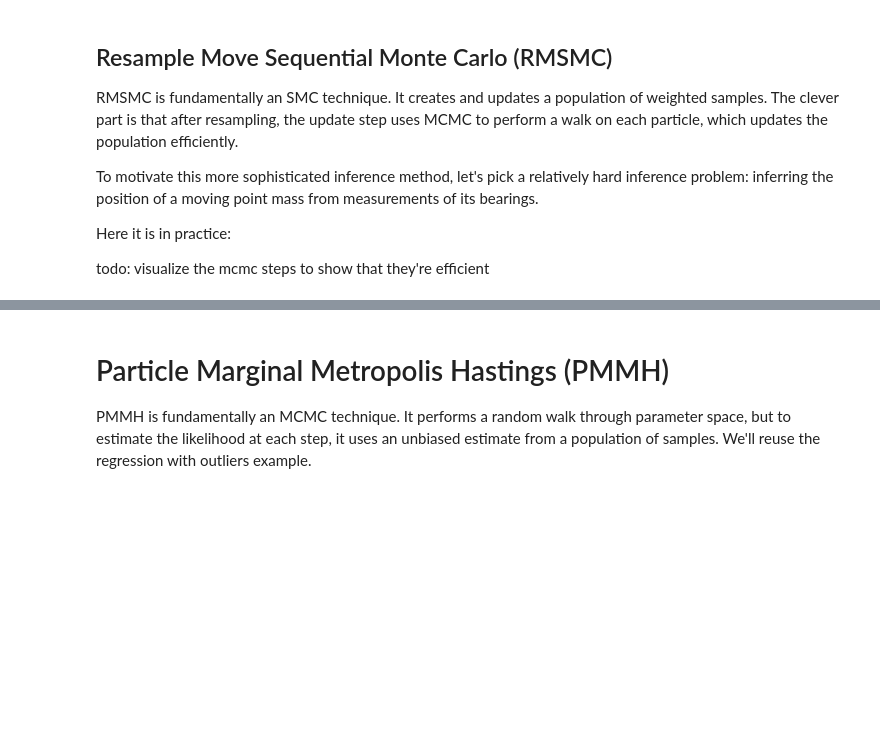
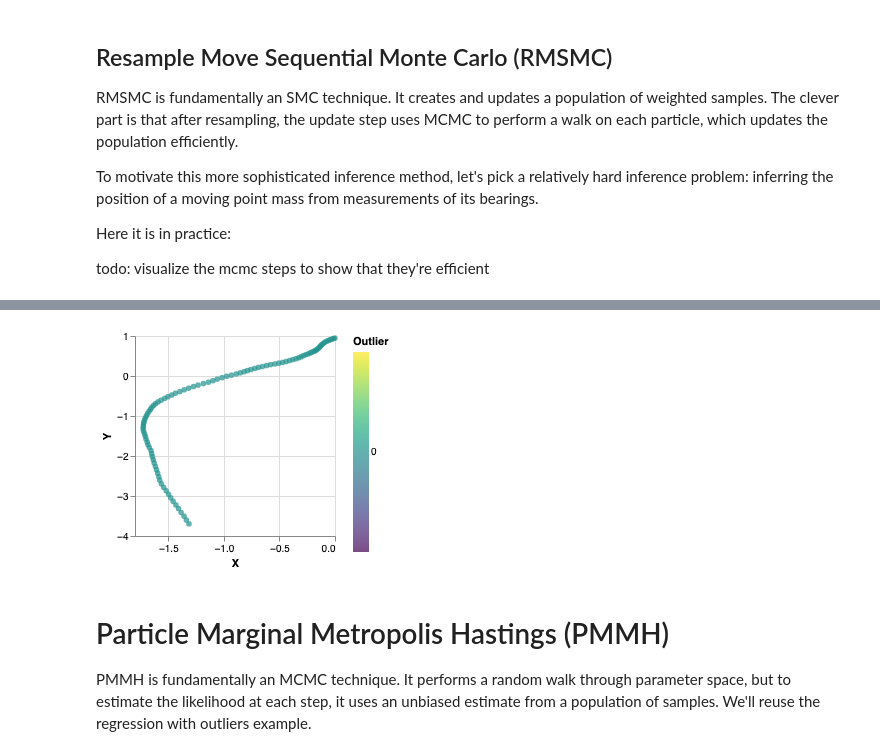
Before and after one commit to tweag/monad-bayes, a Jupyter notebook: notebooks/AdvancedSampling.ipynb, the cells around one changed output, grey strips where cells are left out. Cells and saved outputs as stored; diff of their text form; code cells hidden in the pictures; blank space fills up the shorter version.

Commit message:
rmsmc

```diff
--- a/notebooks/AdvancedSampling.ipynb
+++ b/notebooks/AdvancedSampling.ipynb
@@ -135,8 +139,16 @@ observationsSingle = fmap (\((x,y)) -> atan2 y x) samplesSingle
 # %%
-s <- sampleIO $ runPopulation $ rmsmc 100 100 100 $ P.toListM $ model observationsSingle
+s <- sampleIOfixed $ runPopulation $ rmsmcBasic 100 1 10 $ P.toListM $ model observations
 
-plotVega $ zip (samplesSingle) (Prelude.repeat 1.0)
-plotVega $ (zip (fst $ head s) (Prelude.repeat 1.0))
+-- plotVega $ zip (samplesSingle) (Prelude.repeat 1.0)
+-- plotVega $ (zip (fst $ head s) (Prelude.repeat 1.0))
+# %%
+a = (\(x,d) -> zip x (Prelude.repeat $ ln $ exp d)) =<< s
+-- b = join (replicate 1000 ((ln . exp . snd) <$> s))
+-- s' = zip a ([1.0..])
+
+plotVega $ take 10000 a
+# %% [output]
+[figure, added]
 # %% [markdown]
 # Particle Marginal Metropolis Hastings (PMMH)
 
```
Also changed, not shown: parts of 13 cells of this notebook.
